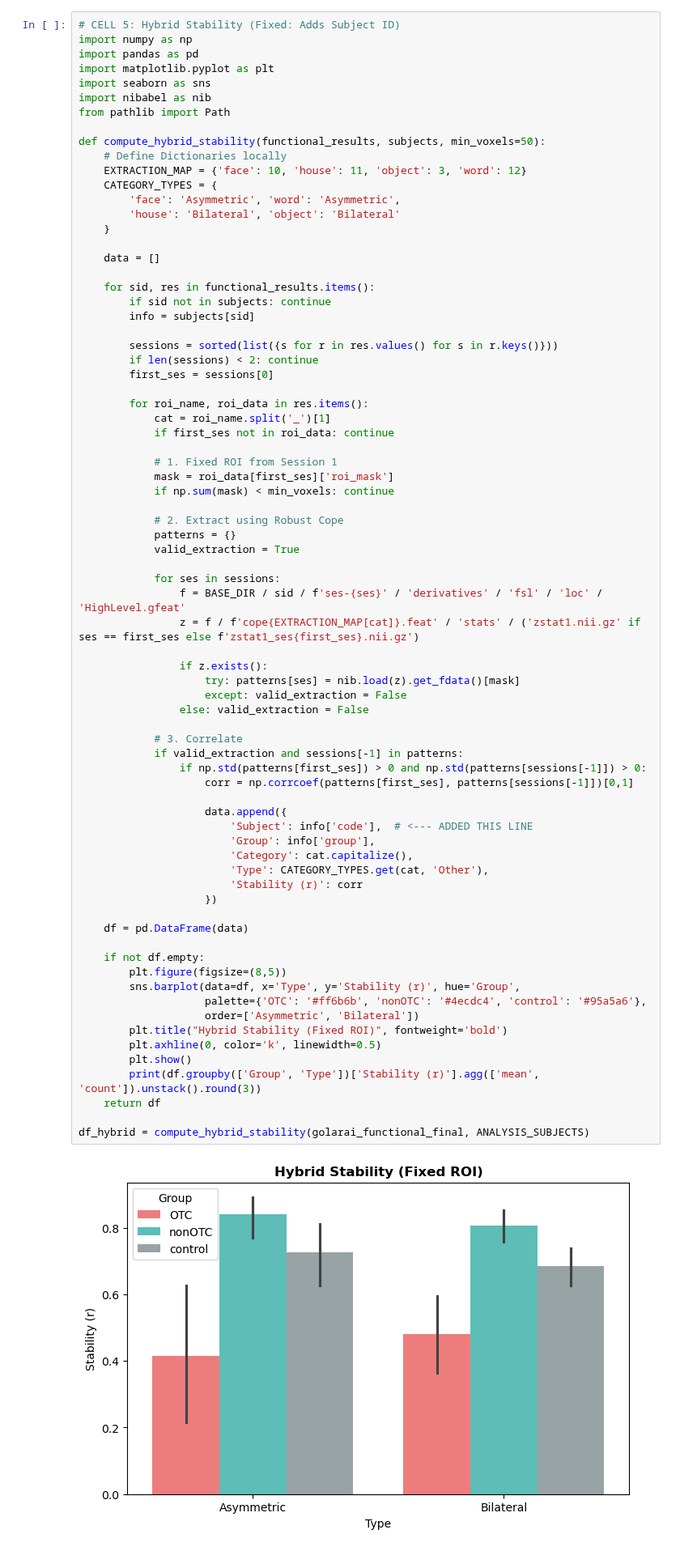
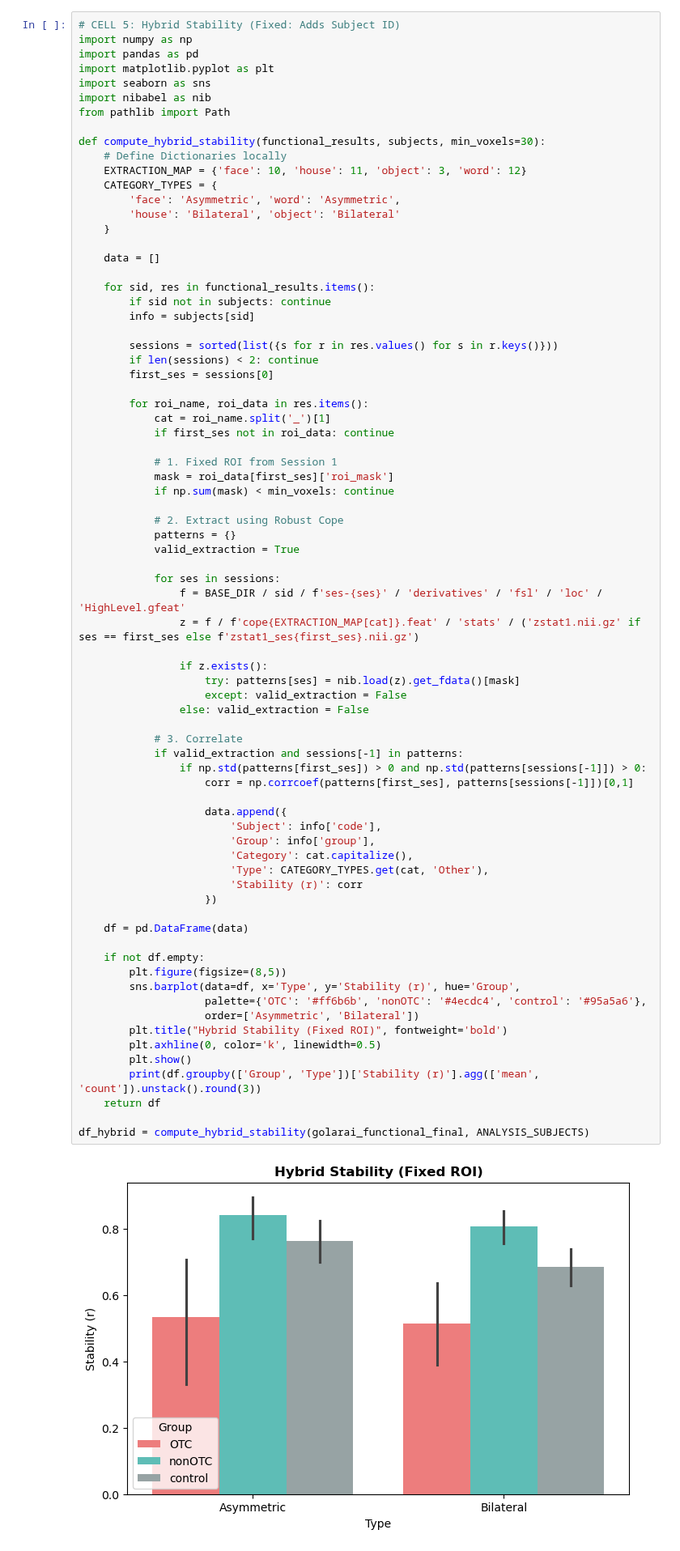
Before and after one commit to cnsimmons/long_pt, a Jupyter notebook: B_analyses/02b_anchored+dynamic_rsa+rdm.ipynb, the cells around one changed output. Shown at 81% size. Cells and saved outputs as stored; diff of their text form.

```diff
--- a/B_analyses/02b_anchored+dynamic_rsa+rdm.ipynb
+++ b/B_analyses/02b_anchored+dynamic_rsa+rdm.ipynb
@@ -292,7 +292,7 @@ import seaborn as sns
 import nibabel as nib
 from pathlib import Path
 
-def compute_hybrid_stability(functional_results, subjects, min_voxels=50):
+def compute_hybrid_stability(functional_results, subjects, min_voxels=30):
     # Define Dictionaries locally
     EXTRACTION_MAP = {'face': 10, 'house': 11, 'object': 3, 'word': 12}
     CATEGORY_TYPES = {
@@ -331,35 +331,35 @@ def compute_hybrid_stability(functional_results, subjects, min_voxels=50):
                     except: valid_extraction = False
                 else: valid_extraction = False
 
             # 3. Correlate
             if valid_extraction and sessions[-1] in patterns:
                 if np.std(patterns[first_ses]) > 0 and np.std(patterns[sessions[-1]]) > 0:
                     corr = np.corrcoef(patterns[first_ses], patterns[sessions[-1]])[0,1]
 
                     data.append({
-                        'Subject': info['code'],  # <--- ADDED THIS LINE
+                        'Subject': info['code'],
                         'Group': info['group'],
                         'Category': cat.capitalize(),
                         'Type': CATEGORY_TYPES.get(cat, 'Other'),
                         'Stability (r)': corr
                     })
 
     df = pd.DataFrame(data)
 
     if not df.empty:
         plt.figure(figsize=(8,5))
         sns.barplot(data=df, x='Type', y='Stability (r)', hue='Group',
                     palette={'OTC': '#ff6b6b', 'nonOTC': '#4ecdc4', 'control': '#95a5a6'},
                     order=['Asymmetric', 'Bilateral'])
         plt.title("Hybrid Stability (Fixed ROI)", fontweight='bold')
         plt.axhline(0, color='k', linewidth=0.5)
         plt.show()
         print(df.groupby(['Group', 'Type'])['Stability (r)'].agg(['mean', 'count']).unstack().round(3))
     return df
 
 df_hybrid = compute_hybrid_stability(golarai_functional_final, ANALYSIS_SUBJECTS)
 # %% [output]
-[figure, old version]
+[figure, new version]
               mean                count
 Type    Asymmetric Bilateral Asymmetric Bilateral
 Group
```
Also changed, not shown: parts of 24 cells of this notebook, 1 other file.
